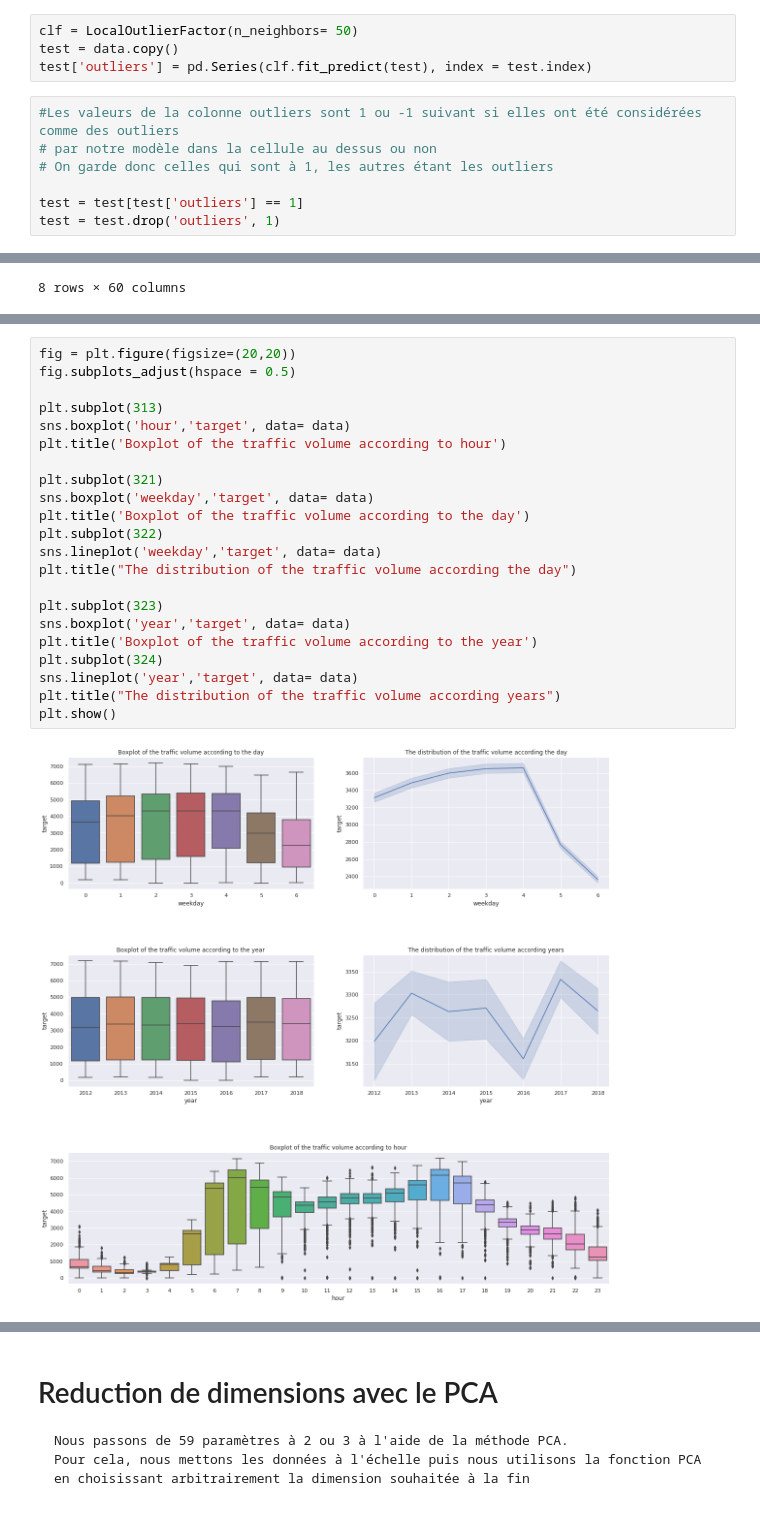
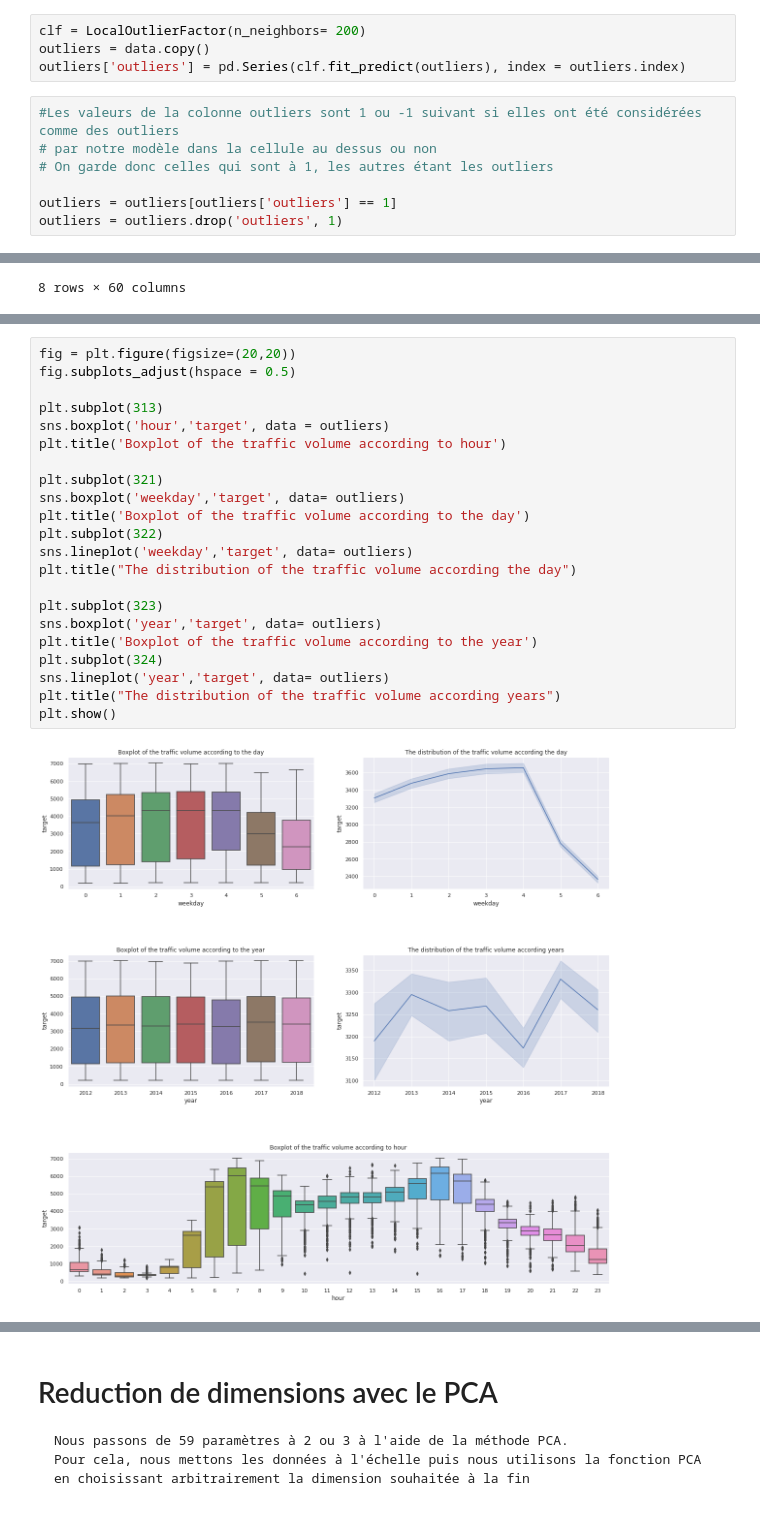
Before and after one commit to javaax/truck, a Jupyter notebook: starting_kit/README_{preprocessing}.ipynb, the cells around one changed output, grey strips where cells are left out. Cells and saved outputs as stored; diff of their text form.

```diff
--- a/starting_kit/README_{preprocessing}.ipynb
+++ b/starting_kit/README_{preprocessing}.ipynb
@@ -80,14 +101,14 @@ Number of features = 59
 # %%
-clf = LocalOutlierFactor(n_neighbors= 50)
-test = data.copy()
-test['outliers'] = pd.Series(clf.fit_predict(test), index = test.index)
+clf = LocalOutlierFactor(n_neighbors= 200)
+outliers = data.copy()
+outliers['outliers'] = pd.Series(clf.fit_predict(outliers), index = outliers.index)
 # %%
 #Les valeurs de la colonne outliers sont 1 ou -1 suivant si elles ont été considérées comme des outliers
 # par notre modèle dans la cellule au dessus ou non
 # On garde donc celles qui sont à 1, les autres étant les outliers
 
-test = test[test['outliers'] == 1]
-test = test.drop('outliers', 1)
+outliers = outliers[outliers['outliers'] == 1]
+outliers = outliers.drop('outliers', 1)
 # %%
 help(type(LocalOutlierFactor))
 # %% [output]
@@ -153,26 +177,26 @@ plt.show()
 # %%
 fig = plt.figure(figsize=(20,20))
 fig.subplots_adjust(hspace = 0.5)
 
 plt.subplot(313)
-sns.boxplot('hour','target', data= data)
+sns.boxplot('hour','target', data = outliers)
 plt.title('Boxplot of the traffic volume according to hour')
 
 plt.subplot(321)
-sns.boxplot('weekday','target', data= data)
+sns.boxplot('weekday','target', data= outliers)
 plt.title('Boxplot of the traffic volume according to the day')
 plt.subplot(322)
-sns.lineplot('weekday','target', data= data)
+sns.lineplot('weekday','target', data= outliers)
 plt.title("The distribution of the traffic volume according the day")
 
 plt.subplot(323)
-sns.boxplot('year','target', data= data)
+sns.boxplot('year','target', data= outliers)
 plt.title('Boxplot of the traffic volume according to the year')
 plt.subplot(324)
-sns.lineplot('year','target', data= data)
+sns.lineplot('year','target', data= outliers)
 plt.title("The distribution of the traffic volume according years")
 plt.show()
 # %% [output]
-[figure, old version]
+[figure, new version]
 # %%
 f = plt.figure(figsize=(19, 15))
```
Also changed, not shown: parts of 47 cells of this notebook.
